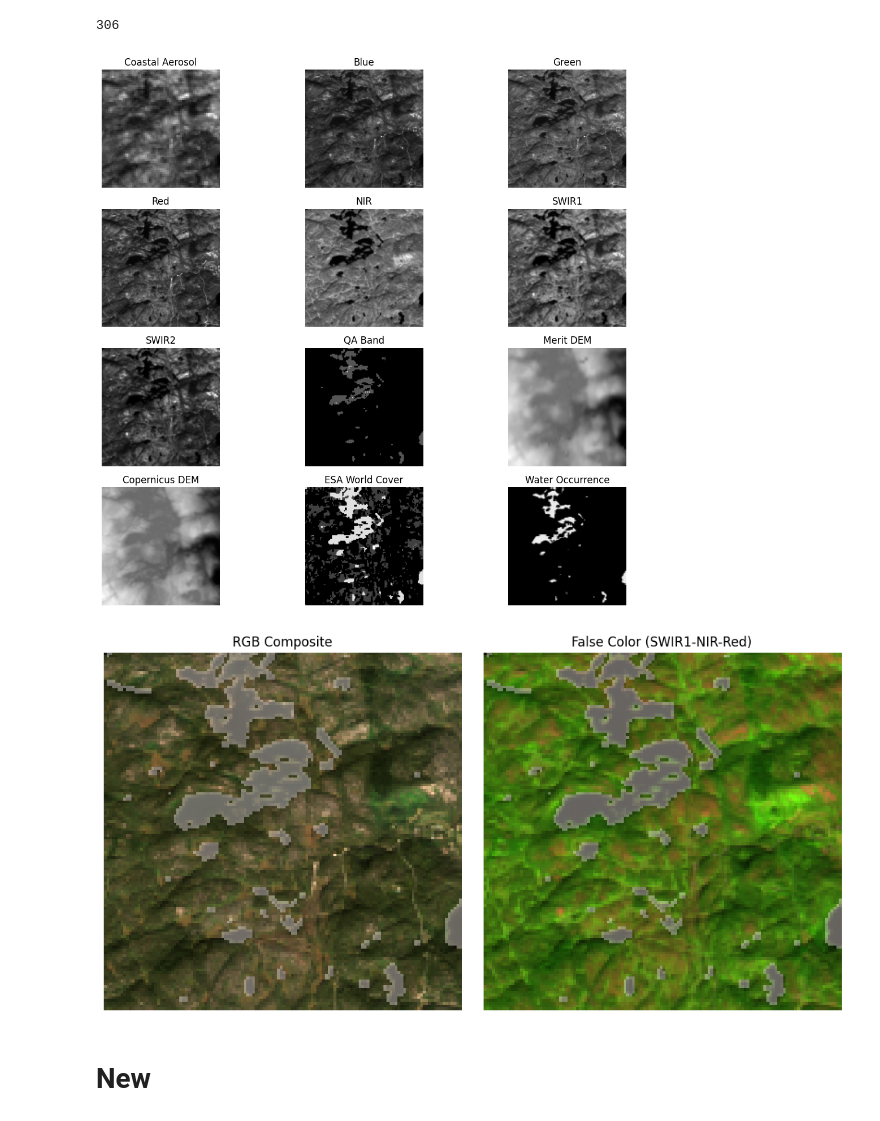
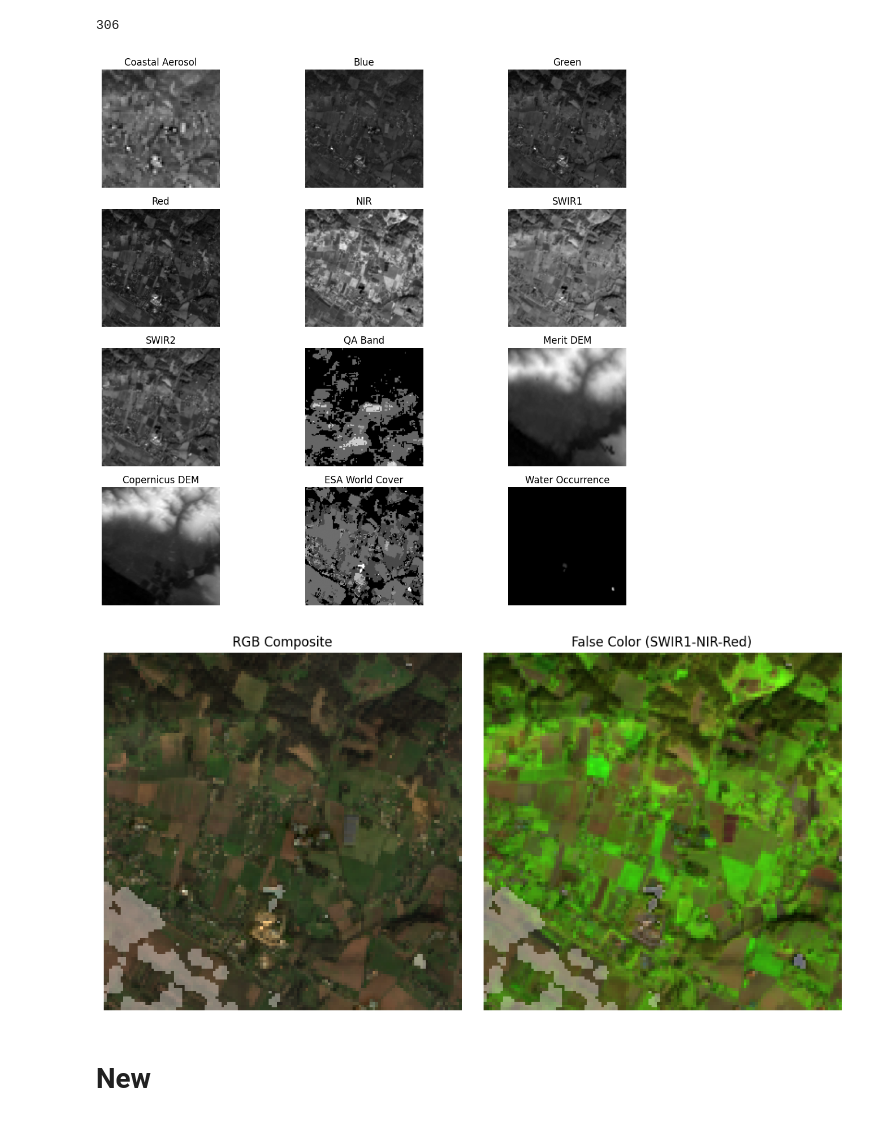
Before and after one commit to YasminaNasser/sattelite_images-segmentation, a Jupyter notebook: Copy_of_Seg_code.ipynb, the cells around one changed output. Cells and saved outputs as stored; diff of their text form; code cells hidden in the pictures.

```diff
--- a/Copy_of_Seg_code.ipynb
+++ b/Copy_of_Seg_code.ipynb
@@ -238,26 +238,26 @@ def plot_composites(img, mask=None):
     plt.tight_layout()
     plt.show()
 # %%
-tif_path = "/content/drive/MyDrive/Cellula internship/floods/final_images/0.tif"
-mask_path = "/content/drive/MyDrive/Cellula internship/floods/final_mask/0.png"
+tif_path = "/content/drive/MyDrive/Cellula internship/floods/final_images/3.tif"
+mask_path = "/content/drive/MyDrive/Cellula internship/floods/final_mask/3.png"
 
 band_names = [
     "Coastal Aerosol", "Blue", "Green", "Red", "NIR",
     "SWIR1", "SWIR2", "QA Band", "Merit DEM", "Copernicus DEM",
     "ESA World Cover", "Water Occurrence"
 ]
 
 img = load_multiband_tif(tif_path)
 mask = load_mask(mask_path, size=img.shape[:2])
 
 # Plot all bands
 plot_all_bands(img, band_names)
 
 # Plot RGB + False Color composites
 plot_composites(img, mask)
 # %% [output]
-[figure, old version]
+[figure, new version]
-[figure, old version]
+[figure, new version]
 # %% [markdown]
 # New
 # %%
```
Also changed, not shown: parts of 3 cells of this notebook.
